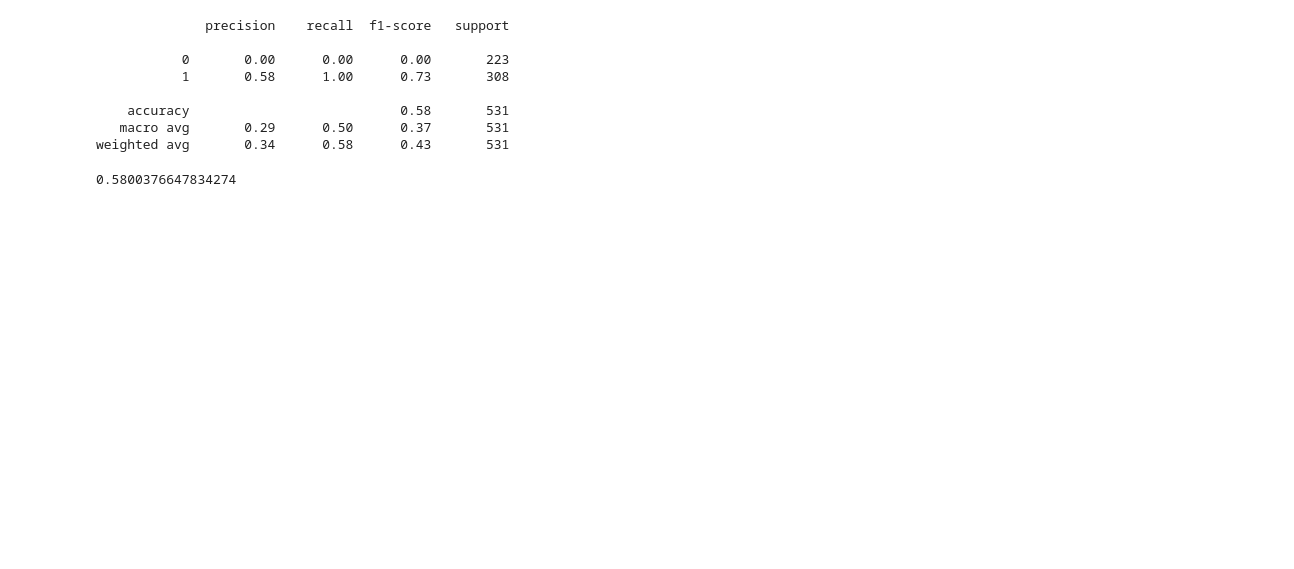
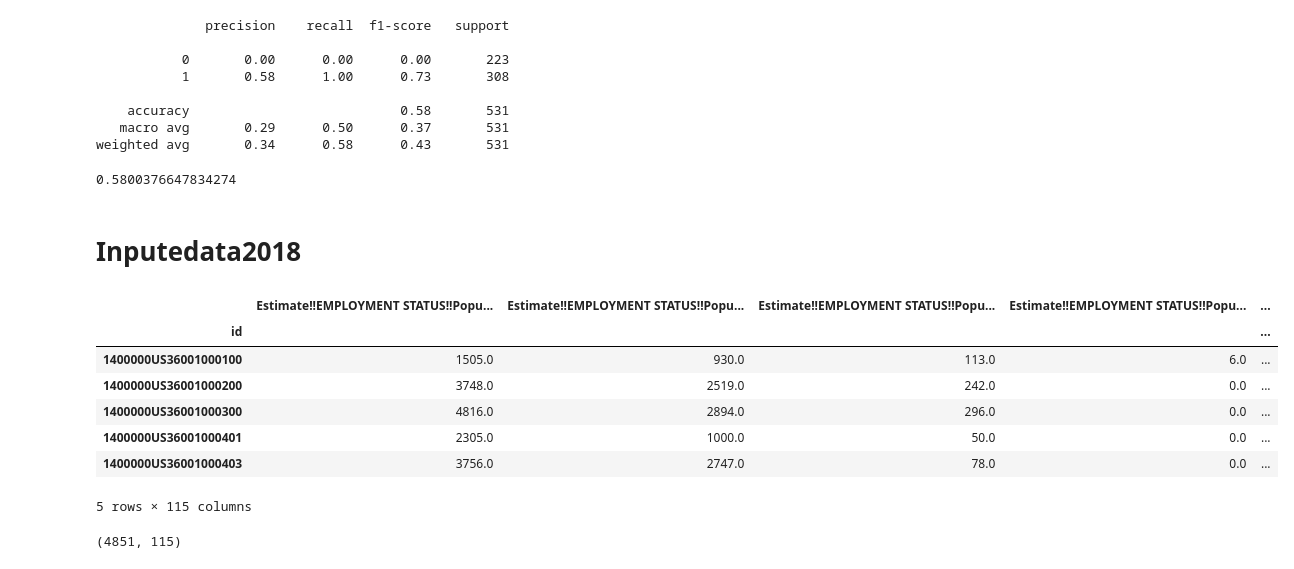
Before and after one commit to arpitnigam45/001_Aggregators, a Jupyter notebook: nyc_classification.ipynb, the cells around one changed output. Drawn from its saved outputs; the diff is of its cells as text; code cells hidden in the pictures; blank space fills up the shorter version.

Commit message:
classification on the orignal-acs-2018-data

```diff
--- a/nyc_classification.ipynb
+++ b/nyc_classification.ipynb
@@ -179,3 +184,23 @@ svclassifier.fit(x_train, y_train)
 y_pred = svclassifier.predict(x_train)
 print(confusion_matrix(y_test,y_pred))
 print(classification_report(y_test,y_pred))
+# %% [markdown]
+# Inputedata2018
+# %%
+df_t=pd.read_csv("imputedData2018.csv")
+# %%
+df_t=df_t.set_index('id')
+df_t.head()
+# %% [output]
+|  | Estimate!!EMPLOYMENT STATUS!!Popu... | Estimate!!EMPLOYMENT STATUS!!Popu... | Estimate!!EMPLOYMENT STATUS!!Popu... | Estimate!!EMPLOYMENT STATUS!!Popu... | ... |
+| id |  |  |  |  | ... |
+| 1400000US36001000100 | 1505.0 | 930.0 | 113.0 | 6.0 | ... |
+| 1400000US36001000200 | 3748.0 | 2519.0 | 242.0 | 0.0 | ... |
+| 1400000US36001000300 | 4816.0 | 2894.0 | 296.0 | 0.0 | ... |
+| 1400000US36001000401 | 2305.0 | 1000.0 | 50.0 | 0.0 | ... |
+| 1400000US36001000403 | 3756.0 | 2747.0 | 78.0 | 0.0 | ... |
+5 rows × 115 columns
+# %%
+df_t.shape
+# %% [output]
+(4851, 115)
```
Also changed, not shown: parts of 13 cells of this notebook.
